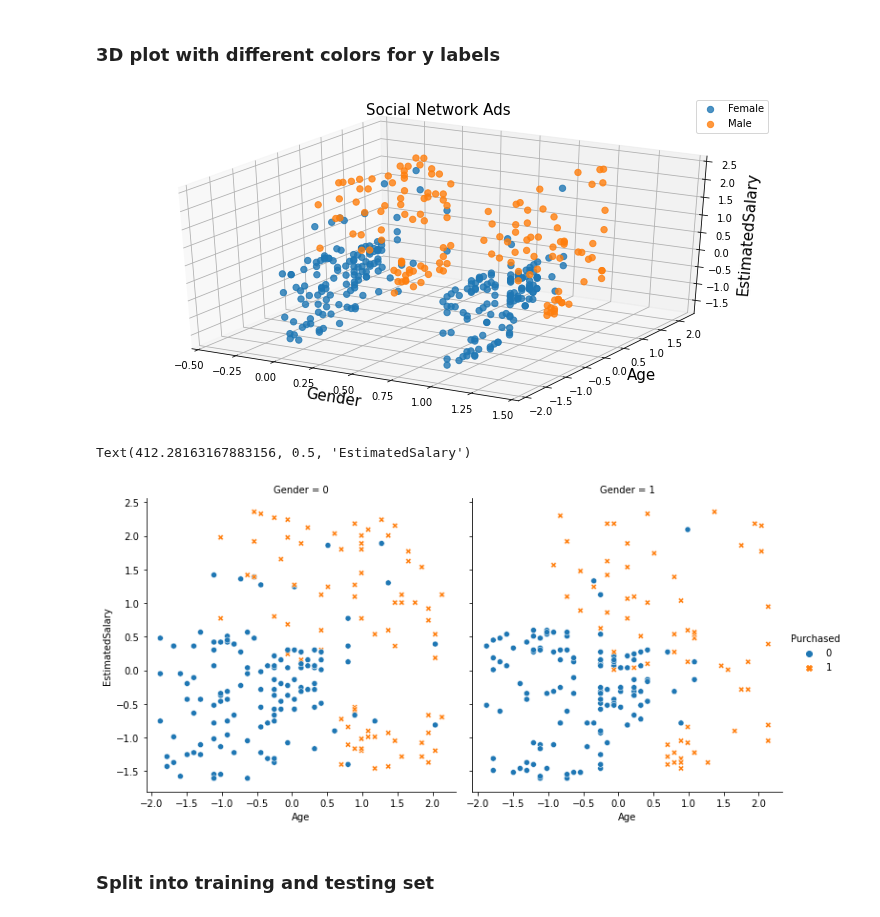
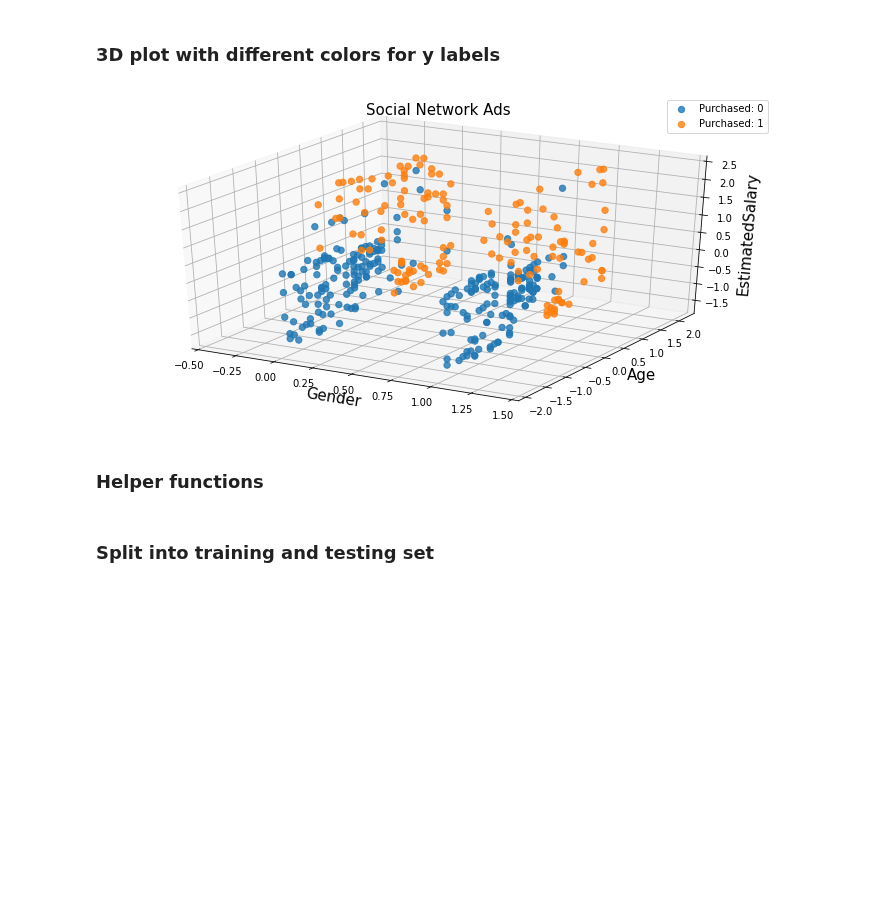
Before and after one commit to arkaprabha10/Machine-Learning, a Jupyter notebook: Lab 3/q1.ipynb, the cells around one changed output. Drawn from its saved outputs; the diff is of its cells as text; code cells hidden in the pictures; blank space fills up the shorter version.

```diff
--- a/Lab 3/q1.ipynb
+++ b/Lab 3/q1.ipynb
@@ -50,29 +47,20 @@ y_1 = Y[Y==1]
 # %%
 fig = plt.figure(figsize = (12, 6))
 ax = plt.axes(projection ="3d")
 ax.grid(b = True, color ='grey',linestyle ='-.', linewidth = 0.3, alpha = 0.2)
 sctt = ax.scatter3D(x_0[:,1], x_0[:,2], x_0[:,3],alpha = 0.8,marker ='o', s=40)
 sctt = ax.scatter3D(x_1[:,1], x_1[:,2], x_1[:,3],alpha = 0.8,marker ='o', s=40)
 plt.title("Social Network Ads", fontsize=15)
 ax.set_xlabel('Gender', fontsize=15)
 ax.set_xlim(-0.5,1.5)
 ax.set_ylabel('Age', fontsize=15)
 ax.set_zlabel('EstimatedSalary', fontsize=15)
-ax.legend(['Female','Male'])
+ax.legend(['Purchased: 0','Purchased: 1'])
 plt.show()
-
-# sns.scatterplot(data = data,x='Age', y='EstimatedSalary',hue='Purchased', color = 'red')
-sns.relplot(
-    data=data, x="Age", y="EstimatedSalary",
-    col="Gender", hue="Purchased", style="Purchased",
-    kind="scatter"
-)
-plt.xlabel('Age')
-plt.ylabel('EstimatedSalary')
 # %% [output]
-[figure, old version]
+[figure, new version]
-Text(412.28163167883156, 0.5, 'EstimatedSalary')
-[figure, removed]
+# %% [markdown]
+### Helper functions
 # %%
 def h(theta,x):
     mat = np.dot(x,theta)
```
Also changed, not shown: parts of 15 cells of this notebook, 4 other files.
